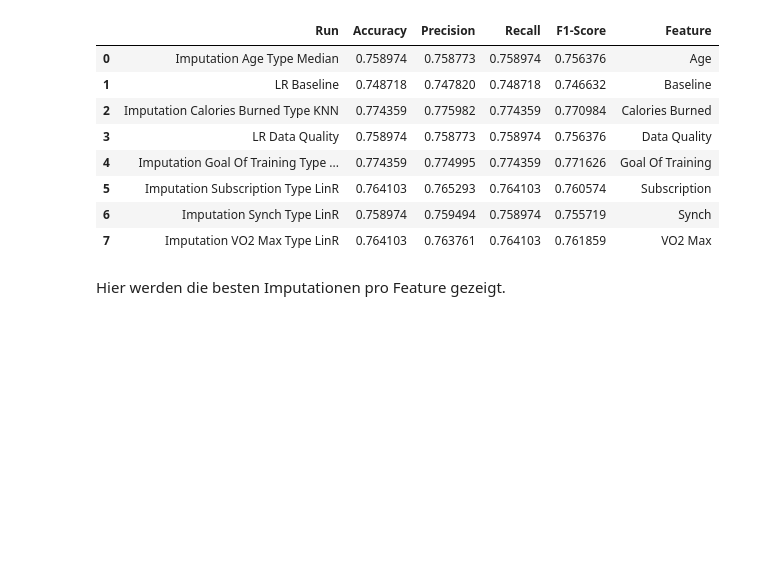
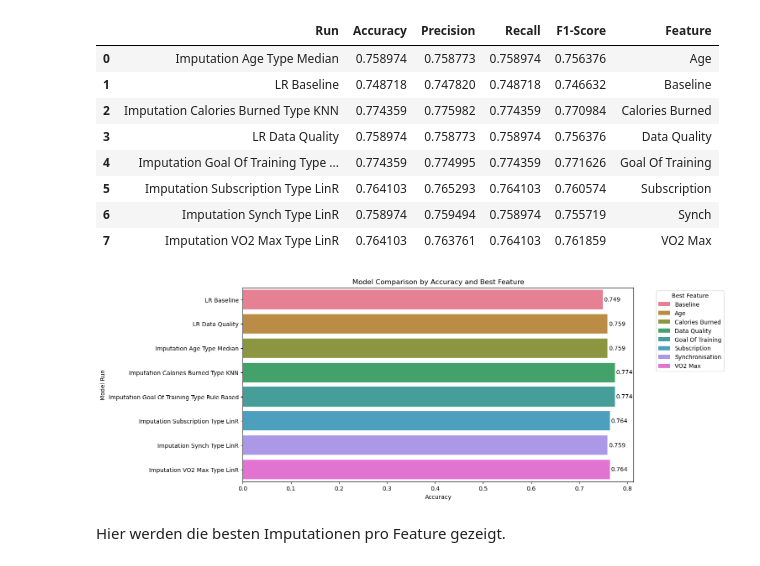
Before and after one commit to MarioKrupinski/Introduction-to-Data-Science-AI, a Jupyter notebook: notebooks/preparation.ipynb, the cells around one changed output. Saved outputs shown, nothing was run; the diff lists cells and outputs as text; code cells hidden in the pictures; blank space fills up the shorter version.

```diff
--- a/notebooks/preparation.ipynb
+++ b/notebooks/preparation.ipynb
@@ -1539,6 +1557,25 @@ select_best_models_per_feature(all_benchmarks)
 | 5 | Imputation Subscription Type LinR | 0.764103 | 0.765293 | 0.764103 | 0.760574 | Subscription |
 | 6 | Imputation Synch Type LinR | 0.758974 | 0.759494 | 0.758974 | 0.755719 | Synch |
 | 7 | Imputation VO2 Max Type LinR | 0.764103 | 0.763761 | 0.764103 | 0.761859 | VO2 Max |
+# %%
+palette = sns.color_palette("husl", n_colors=len(select_best_models_per_feature(all_benchmarks)["Feature"].unique()))
+feature_colors = dict(zip(select_best_models_per_feature(all_benchmarks)["Feature"].unique(), palette))
+
+plt.figure(figsize=(12, 6))
+sns.barplot(x="Accuracy", y="Run", data=select_best_models_per_feature(all_benchmarks), hue="Feature", palette=feature_colors, dodge=False)
+
+plt.xlabel("Accuracy")
+plt.ylabel("Model Run")
+plt.title("Model Comparison by Accuracy and Best Feature")
+
+for index, value in enumerate(select_best_models_per_feature(all_benchmarks)["Accuracy"]):
+    plt.text(value + 0.002, index, f"{value:.3f}", va='center')
+
+plt.legend(title="Best Feature", bbox_to_anchor=(1.05, 1), loc='upper left')
+
+plt.show()
+# %% [output]
+[figure, added]
 # %% [markdown]
 Hier werden die besten Imputationen pro Feature gezeigt.
 # %%
```
Also changed, not shown: parts of 1 cell of this notebook, 2 other files.
